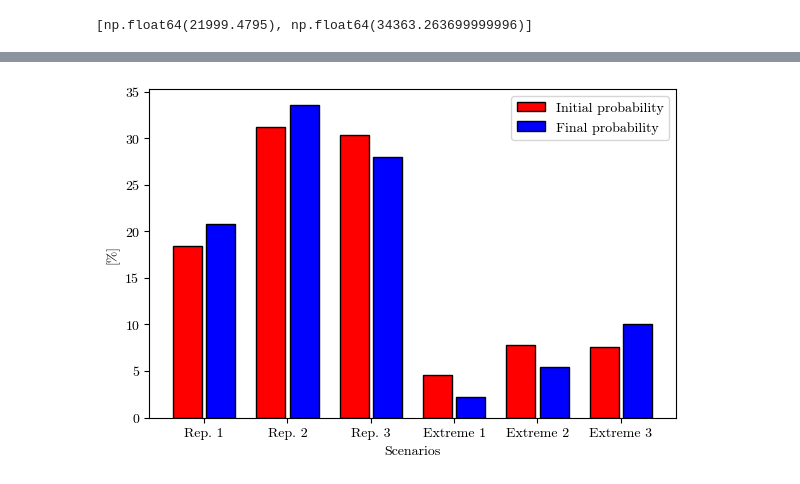
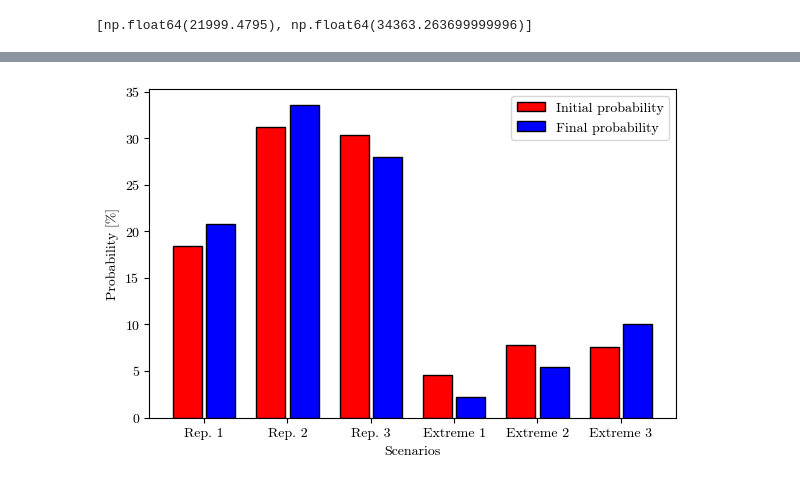
Before and after one commit to LuisOroya/H2_DRO, a Jupyter notebook: test.ipynb, the cells around one changed output, grey strips where cells are left out. Drawn from its saved outputs; the diff is of its cells as text; code cells hidden in the pictures.

```diff
--- a/test.ipynb
+++ b/test.ipynb
@@ -96,0 +132,39 @@ plt.show()
+# %%
+import matplotlib as mpl
+import matplotlib.pyplot as plt
+import numpy as np
+
+mpl.rc('font', family='serif', serif='cmr10', size=10)
+plt.rcParams['axes.unicode_minus'] = False
+
+# Assuming df1 is already defined with the necessary columns
+PEL_0 = list(df1['PEL_subproblem_main'].values)
+mHST_0 = list(df1['mHST_subproblem_main'].values)
+
+# Main plot
+fig, ax_main = plt.subplots(figsize=(12, 2))
+
+# Plot the first curve (mHST_0) on the left axis
+line1, = ax_main.plot(mHST_0, linewidth=1, color='#ff9966', label=r'HST')
+
+# Create a twin axis to plot the second curve (PEL_0)
+ax_secondary = ax_main.twinx()
+line2, = ax_secondary.plot(PEL_0, linewidth=1, color='#3b71f1', label=r'EL', alpha = 0.7)
+
+# Set labels and limits
+ax_main.set_xlabel(r'Time [h]', fontsize=14)
+ax_main.set_ylabel(r'Storage [kgH2]', fontsize=14)
+ax_main.set_xlim(0, 8760)
+ax_main.grid(True, alpha=0.3)
+
+# Adjust secondary axis label
+ax_secondary.set_ylabel(r'Power [MW]', fontsize=14)
+ax_secondary.set_ylim(10, 30)
+
+# Combine legends from both axes
+lines = [line1, line2]
+labels = [line.get_label() for line in lines]
+ax_main.legend(lines, labels, loc='lower left', ncol=2, fontsize=14)
+
+plt.savefig('Balance_HST_Scenario_5.pdf', bbox_inches='tight', pad_inches=0.02)
+plt.show()
@@ -120,32 +196,32 @@ final_probabilities = {
 # Set up the bar chart
 bar_width = 0.35
 x = np.arange(len(initial_probabilities) * 2)  # the label locations
 
 # Create a new figure
 fig, ax = plt.subplots(figsize=(6, 4))
 
 # Plotting initial probabilities with appropriate labels for legend
 for i, (cluster, probs) in enumerate(initial_probabilities.items()):
     ax.bar(x[i] - 0.2, probs['Typical'], bar_width, color='red', edgecolor='black', label='Initial probability' if i == 0 else "")
     ax.bar(x[i + 3] - 0.2, probs['Extreme'], bar_width, color='red', edgecolor='black')
 
 # Plotting final probabilities with appropriate labels for legend
 for i, (cluster, probs) in enumerate(final_probabilities.items()):
     ax.bar(x[i] + 0.2, probs['Typical'], bar_width, color='blue', edgecolor='black', label='Final probability' if i == 0 else "")
     ax.bar(x[i + 3] + 0.2, probs['Extreme'], bar_width, color='blue', edgecolor='black')
 
 # Adding labels and title
 ax.set_xlabel('Scenarios',fontsize=10)
-ax.set_ylabel('[%]',fontsize=10)
+ax.set_ylabel('Probability [%]',fontsize=10)
 ax.set_xticks(x)
 ax.set_xticklabels([f'{cluster}' for cluster in initial_probabilities] + [f'{cluster}' for cluster in final_probabilities],fontsize=10)
 
 # Custom legend with distinct colors and labels
 ax.legend(loc='best',fontsize=10)
 
 # Show the plot
 plt.tight_layout()
 plt.savefig('Probabilities.pdf', bbox_inches='tight', pad_inches=0.02)
 plt.show()
 # %% [output]
-[figure, old version]
+[figure, new version]
```
Also changed, not shown: parts of 5 cells of this notebook, 7 other files.
